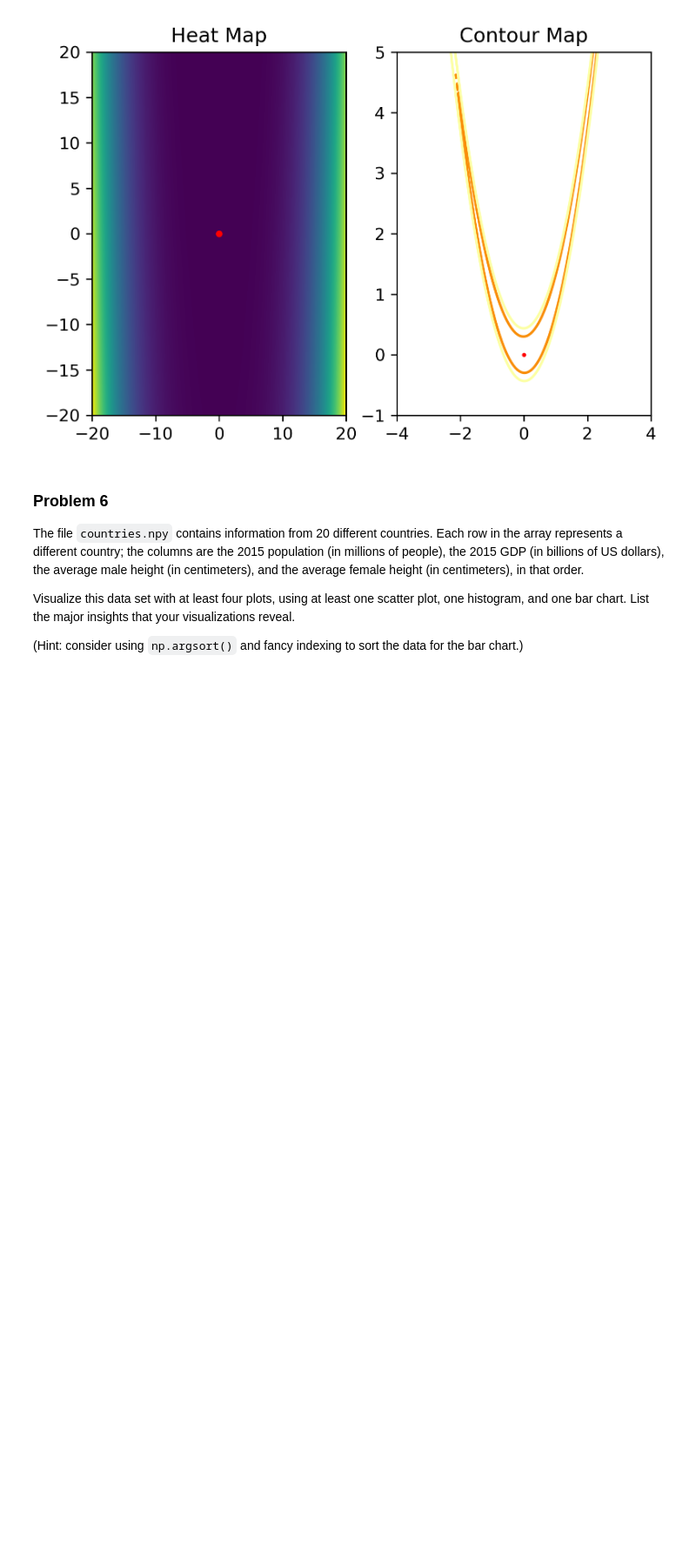
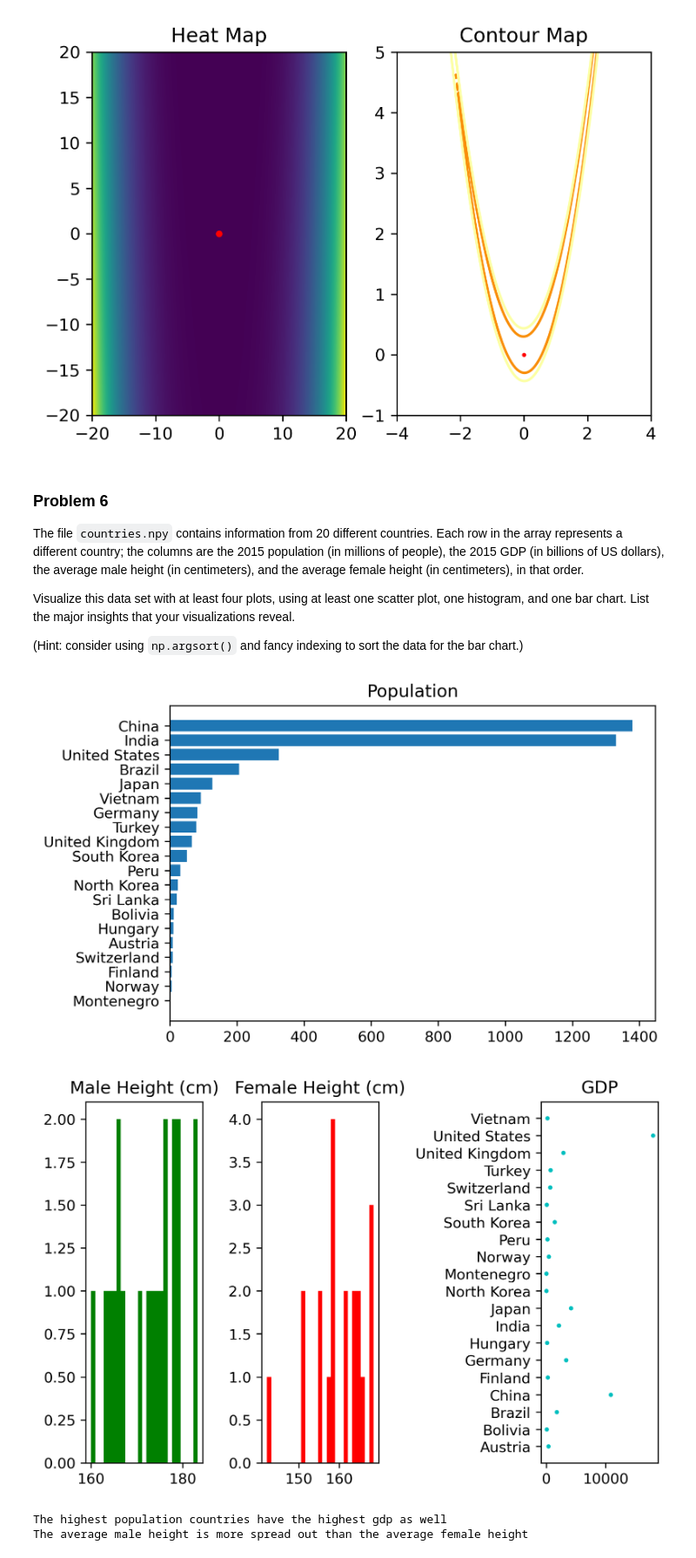
Before and after one commit to acjo/algorithims_optimization, a Jupyter notebook: DataVisualization/data_visualization.ipynb, the cells around one changed output. Shown at 87% size. Cells and saved outputs as stored; diff of their text form; code cells hidden in the pictures; blank space fills up the shorter version.

```diff
--- a/DataVisualization/data_visualization.ipynb
+++ b/DataVisualization/data_visualization.ipynb
@@ -360,0 +356,48 @@ population, gdp, male, female = np.load("countries.npy").T
+# %%
+countries = np.array(
+            ["Austria", "Bolivia", "Brazil", "China", "Finland",
+             "Germany", "Hungary", "India", "Japan", "North Korea",
+             "Montenegro", "Norway", "Peru", "South Korea", "Sri Lanka",
+             "Switzerland", "Turkey", "United Kingdom", "United States", "Vietnam"])
+population, gdp, male, female = np.load("countries.npy").T
+
+sort = np.argsort(population)
+pop_vals = np.array([population[index] for index in sort])
+countries_pop = np.array([countries[index] for index in sort])
+positions = np.arange(len(countries_pop))
+
+plt.barh(positions, pop_vals, align='center')
+plt.yticks(positions, countries_pop)
+#plt.tight_layout()
+plt.title('Population')
+plt.show()
+
+fig, axs = plt.subplots(1, 3, constrained_layout=True)
+
+ax = axs[0]
+
+
+ax.hist(male, bins=25, color='green')
+ax.set_title('Male Height (cm)')
+
+ax = axs[1]
+ax.hist(female, bins=25, color='red')
+ax.set_title('Female Height (cm)')
+#plt.show()
+
+ax = axs[2]
+ax.plot(gdp, countries, 'c.', markersize=4)
+ax.set_title('GDP')
+
+#plt.hist(gdp, bins=np.arange(min(gdp), max(gdp)))
+plt.show()
+
+
+print('\n')
+print('The highest population countries have the highest gdp as well')
+print('The average male height is more spread out than the average female height')
+# %% [output]
+[figure, added]
+[figure, added]
+The highest population countries have the highest gdp as well
+The average male height is more spread out than the average female height
```
Also changed, not shown: parts of 2 cells of this notebook.
